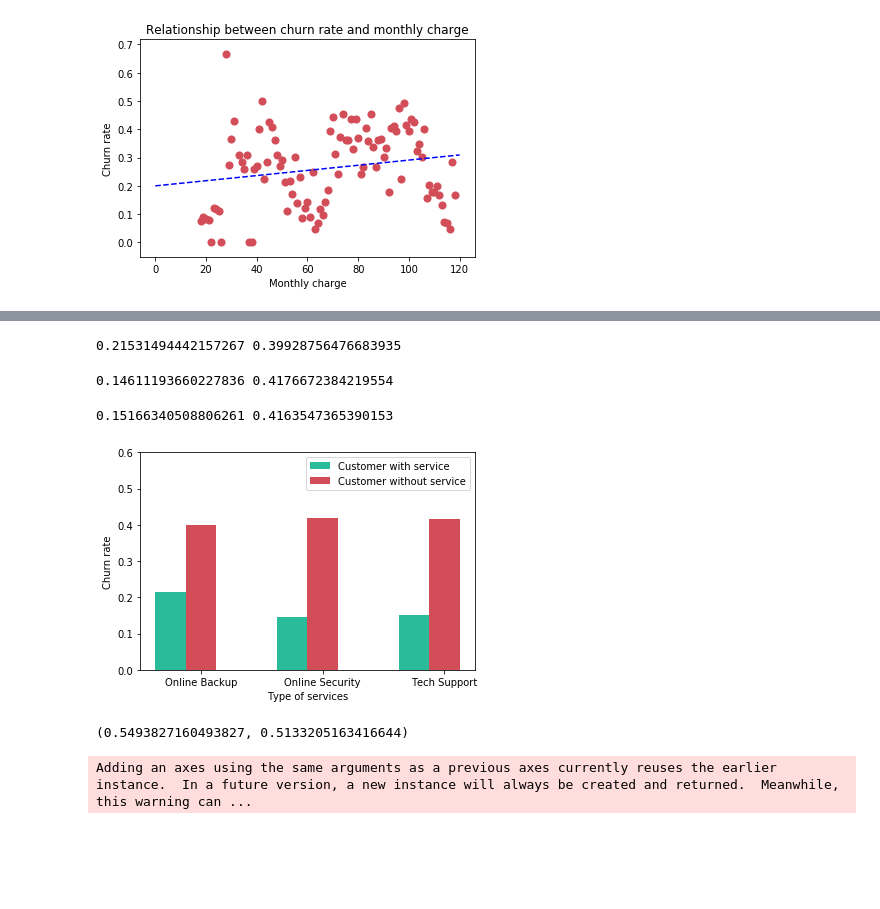
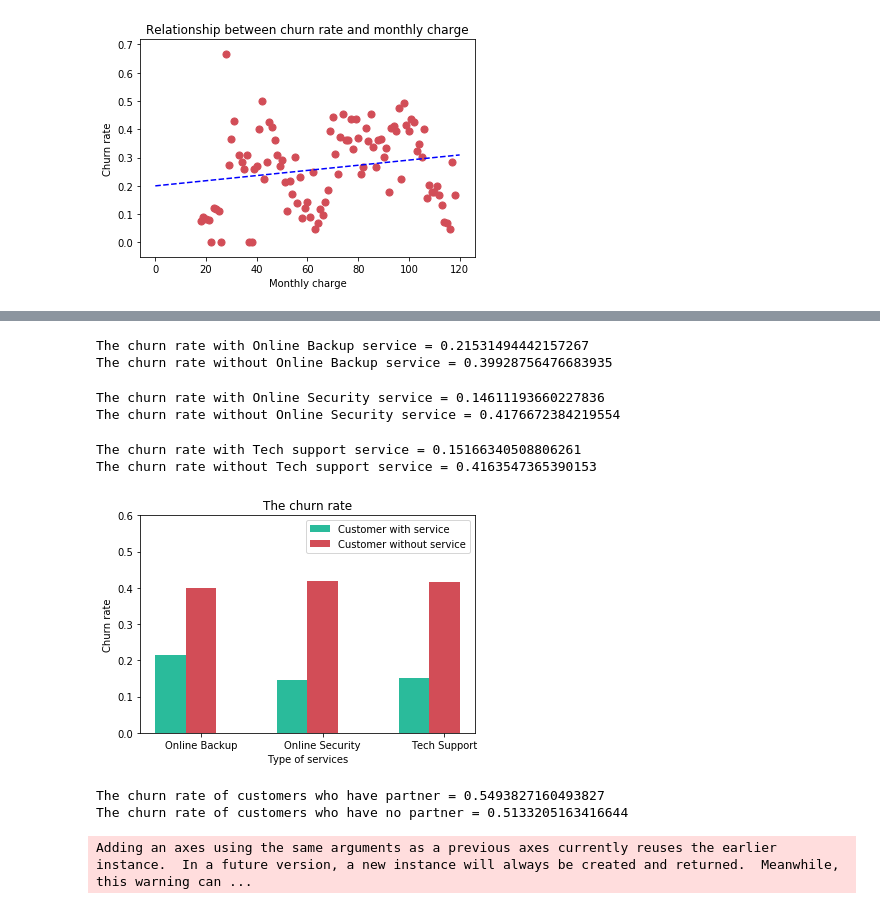
Before and after one commit to vjib/Credit-Risk-Analyst, a Jupyter notebook: Section 2.ipynb, the cells around one changed output, grey strips where cells are left out. Drawn from its saved outputs; the diff is of its cells as text; code cells hidden in the pictures; blank space fills up the shorter version.

```diff
--- a/Section 2.ipynb
+++ b/Section 2.ipynb
@@ -241,9 +229,11 @@ df_online_no_churn=df_online_no[df_online_no["Churn"]=="Yes"]
 online_yes_churn_rate=len(df_online_yes_churn)/len(df_online_yes)
 online_no_churn_rate=len(df_online_no_churn)/len(df_online_no)
 
-print(online_yes_churn_rate,online_no_churn_rate)
+print("The churn rate with Online Backup service = "+str(online_yes_churn_rate))
+print("The churn rate without Online Backup service = "+str(online_no_churn_rate))
 # %% [output]
-0.21531494442157267 0.39928756476683935
+The churn rate with Online Backup service = 0.21531494442157267
+The churn rate without Online Backup service = 0.39928756476683935
 # %%
 df_security_yes=df[df["OnlineSecurity"]=="Yes"]
 df_security_no=df[df["OnlineSecurity"]=="No"]
@@ -253,9 +243,11 @@ df_security_no_churn=df_security_no[df_security_no["Churn"]=="Yes"]
 security_yes_churn_rate=len(df_security_yes_churn)/len(df_security_yes)
 security_no_churn_rate=len(df_security_no_churn)/len(df_security_no)
 
-print(security_yes_churn_rate,security_no_churn_rate)
+print("The churn rate with Online Security service = "+str(security_yes_churn_rate))
+print("The churn rate without Online Security service = "+str(security_no_churn_rate))
 # %% [output]
-0.14611193660227836 0.4176672384219554
+The churn rate with Online Security service = 0.14611193660227836
+The churn rate without Online Security service = 0.4176672384219554
 # %%
 df_tech_yes=df[df["TechSupport"]=="Yes"]
 df_tech_no=df[df["TechSupport"]=="No"]
@@ -265,33 +257,36 @@ df_tech_no_churn=df_tech_no[df_tech_no["Churn"]=="Yes"]
 tech_yes_churn_rate=len(df_tech_yes_churn)/len(df_tech_yes)
 tech_no_churn_rate=len(df_tech_no_churn)/len(df_tech_no)
 
-print(tech_yes_churn_rate,tech_no_churn_rate)
+print("The churn rate with Tech support service = "+str(tech_yes_churn_rate))
+print("The churn rate without Tech support service = "+str(tech_no_churn_rate))
 # %% [output]
-0.15166340508806261 0.4163547365390153
+The churn rate with Tech support service = 0.15166340508806261
+The churn rate without Tech support service = 0.4163547365390153
 # %%
 x_axis=["Online Backup","Online Security","Tech Support"]
 yes_service_rates = [online_yes_churn_rate,security_yes_churn_rate,tech_yes_churn_rate]
 no_service_rates = [online_no_churn_rate,security_no_churn_rate,tech_no_churn_rate]
 
 barWidth = 0.25
 
 r1 = np.arange(3)
 r2 = [x + barWidth for x in r1]
 
 plt.bar(r1, yes_service_rates, width=barWidth, color='#2abb9b', align='center',label='Customer with service')
 plt.bar(r2, no_service_rates, width=barWidth, color='#d24d57', align='center',label='Customer without service')
 
 axes = plt.gca()
 axes.set_ylim([0,0.6])
 
+plt.title("The churn rate")
 plt.xlabel('Type of services')
 plt.ylabel('Churn rate')
 plt.xticks([r + barWidth for r in range(3)],x_axis)
 
 plt.legend()
 plt.show()
 # %% [output]
-[figure, old version]
+[figure, new version]
 # %%
 #Problem8
 # %%
@@ -304,9 +299,11 @@ df_churn_without_partner=df[df["Churn"]=="Yes"]
 churn_rate_with_partner=len(df_churn_with_partner)/len(df_with_partner)
 churn_rate_without_partner=len(df_churn_without_partner)/len(df_without_partner)
 
-churn_rate_with_partner,churn_rate_without_partner
+print("The churn rate of customers who have partner = "+str(churn_rate_with_partner))
+print("The churn rate of customers who have no partner = "+str(churn_rate_without_partner))
 # %% [output]
-(0.5493827160493827, 0.5133205163416644)
+The churn rate of customers who have partner = 0.5493827160493827
+The churn rate of customers who have no partner = 0.5133205163416644
 # %%
 plt.bar(["Partner","No partner"],[churn_rate_with_partner,churn_rate_without_partner],color=['#1E8BC3','#d24d57'])
 ax = plt.subplot()
```
Also changed, not shown: parts of 25 cells of this notebook, 1 other file.
